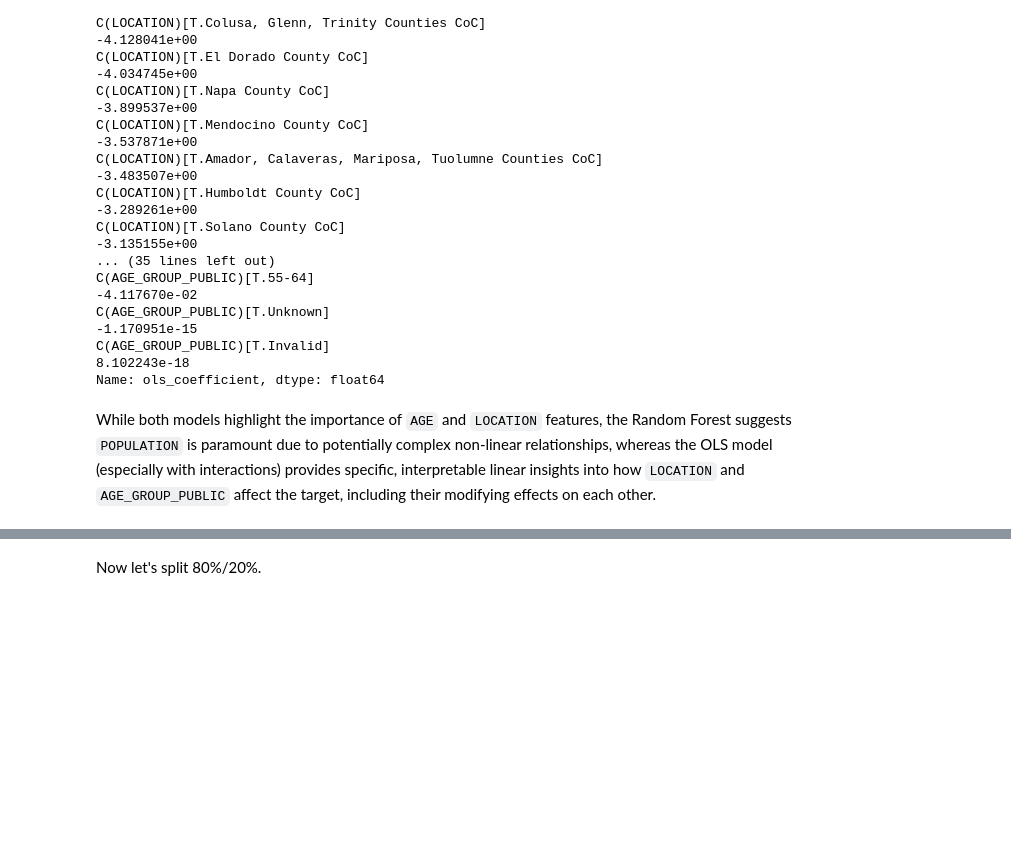
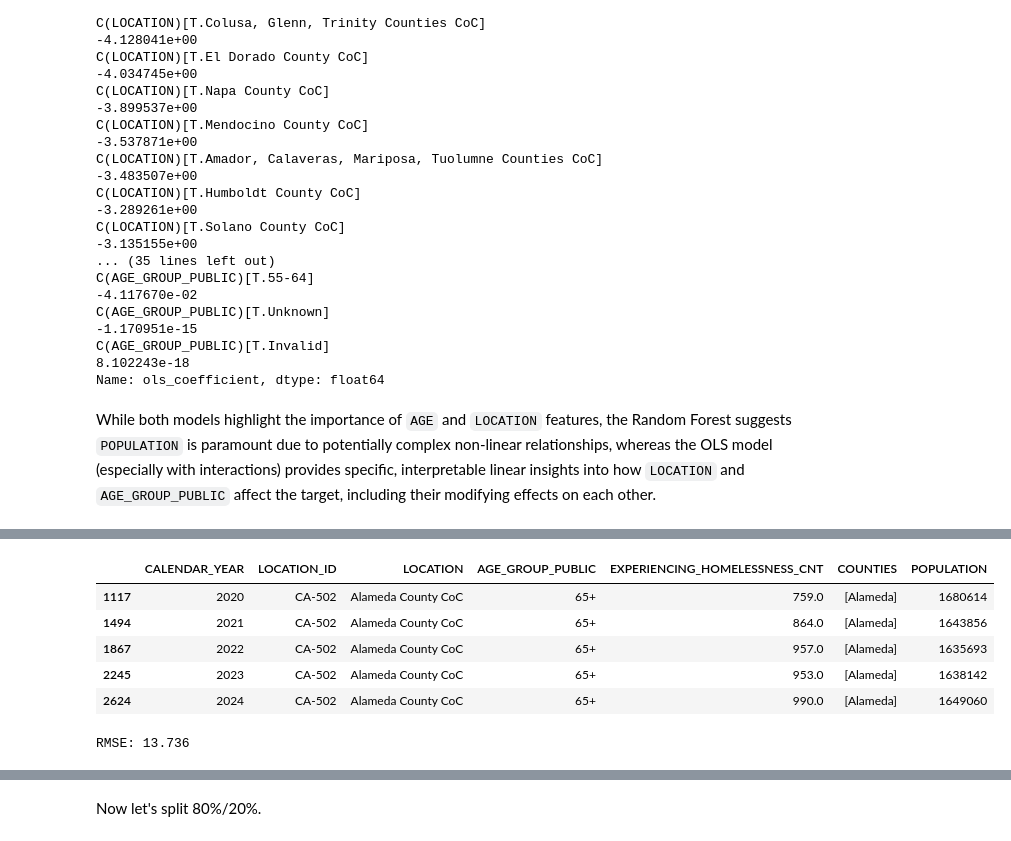
Before and after one commit to igoumiri/homelessness, a Jupyter notebook: plots.ipynb, the cells around one changed output, grey strips where cells are left out. Cells and saved outputs as stored; diff of their text form; code cells hidden in the pictures; blank space fills up the shorter version.

```diff
--- a/plots.ipynb
+++ b/plots.ipynb
@@ -693,0 +700,36 @@ While both models highlight the importance of `AGE` and `LOCATION` features, the
+# %%
+idx = (df["LOCATION"] == "Alameda County CoC") & (df["AGE_GROUP_PUBLIC"] == "65+")
+df[idx]
+# %% [output]
+|  | CALENDAR_YEAR | LOCATION_ID | LOCATION | AGE_GROUP_PUBLIC | EXPERIENCING_HOMELESSNESS_CNT | COUNTIES | POPULATION |
+| 1117 | 2020 | CA-502 | Alameda County CoC | 65+ | 759.0 | [Alameda] | 1680614 |
+| 1494 | 2021 | CA-502 | Alameda County CoC | 65+ | 864.0 | [Alameda] | 1643856 |
+| 1867 | 2022 | CA-502 | Alameda County CoC | 65+ | 957.0 | [Alameda] | 1635693 |
+| 2245 | 2023 | CA-502 | Alameda County CoC | 65+ | 953.0 | [Alameda] | 1638142 |
+| 2624 | 2024 | CA-502 | Alameda County CoC | 65+ | 990.0 | [Alameda] | 1649060 |
+# %%
+features = ['CALENDAR_YEAR', 'LOCATION', 'AGE_GROUP_PUBLIC', 'POPULATION']
+
+x = df[features][idx].copy() # Features
+y = np.log(df['EXPERIENCING_HOMELESSNESS_CNT'][idx])  # Target
+
+x['log_homeless'] = y.copy()
+x['log_population'] = np.log(df['POPULATION'])
+
+import statsmodels.formula.api as smf
+
+formula = 'log_homeless ~ C(LOCATION) * C(AGE_GROUP_PUBLIC) + log_population +  CALENDAR_YEAR'
+model = smf.ols(formula, data=x).fit()
+
+# Predict
+y_pred = model.predict(x)
+
+y_pred = np.exp(y_pred)
+y_test = np.exp(y)
+
+rmse = np.sqrt(mean_squared_error(y_test, y_pred))
+print("RMSE:", format(rmse, '.3f'))
+
+#model.summary()
+# %% [output]
+RMSE: 13.736
```
Also changed, not shown: parts of 12 cells of this notebook.
